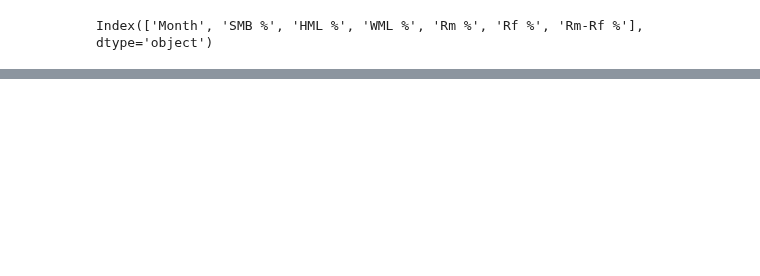
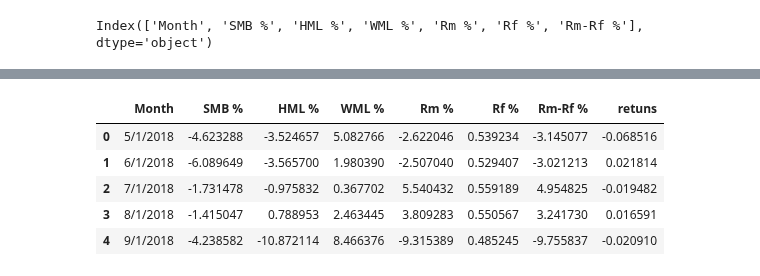
Before and after one commit to AMAYadav/PROJECTS-, a Jupyter notebook: factor_modelling.ipynb, the cells around one changed output, grey strips where cells are left out. Cells and saved outputs as stored; diff of their text form; code cells hidden in the pictures; blank space fills up the shorter version.

```diff
--- a/factor_modelling.ipynb
+++ b/factor_modelling.ipynb
@@ -128,0 +238,12 @@ Index(['SMB %', 'HML %', 'WML %', 'Rm %', 'Rf %', 'Rm-Rf %'], dtype='object')
+# %%
+'/content/file100.csv'
+
+fama=pd.read_csv('/content/file100.csv')
+fama.head()
+# %% [output]
+|  | Month | SMB % | HML % | WML % | Rm % | Rf % | Rm-Rf % | retuns |
+| 0 | 5/1/2018 | -4.623288 | -3.524657 | 5.082766 | -2.622046 | 0.539234 | -3.145077 | -0.068516 |
+| 1 | 6/1/2018 | -6.089649 | -3.565700 | 1.980390 | -2.507040 | 0.529407 | -3.021213 | 0.021814 |
+| 2 | 7/1/2018 | -1.731478 | -0.975832 | 0.367702 | 5.540432 | 0.559189 | 4.954825 | -0.019482 |
+| 3 | 8/1/2018 | -1.415047 | 0.788953 | 2.463445 | 3.809283 | 0.550567 | 3.241730 | 0.016591 |
+| 4 | 9/1/2018 | -4.238582 | -10.872114 | 8.466376 | -9.315389 | 0.485245 | -9.755837 | -0.020910 |
```
Also changed, not shown: parts of 21 cells of this notebook.
